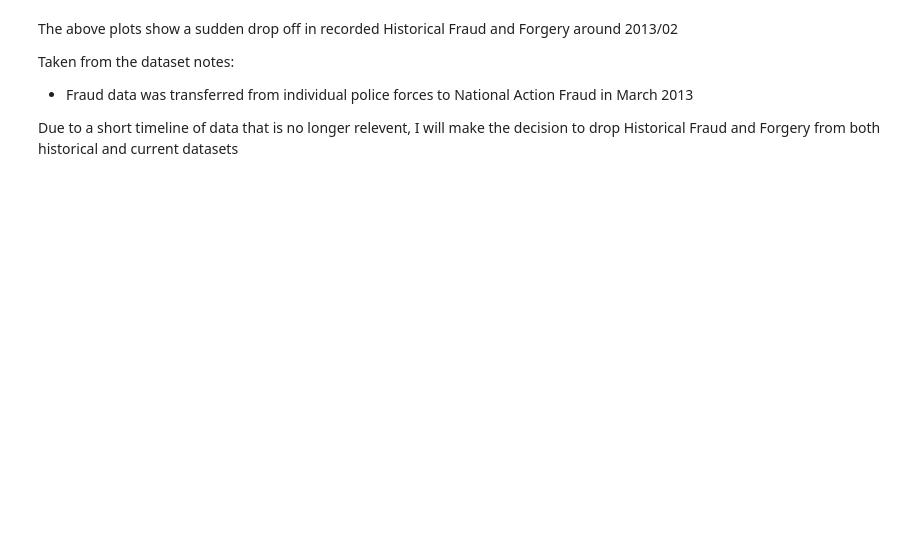
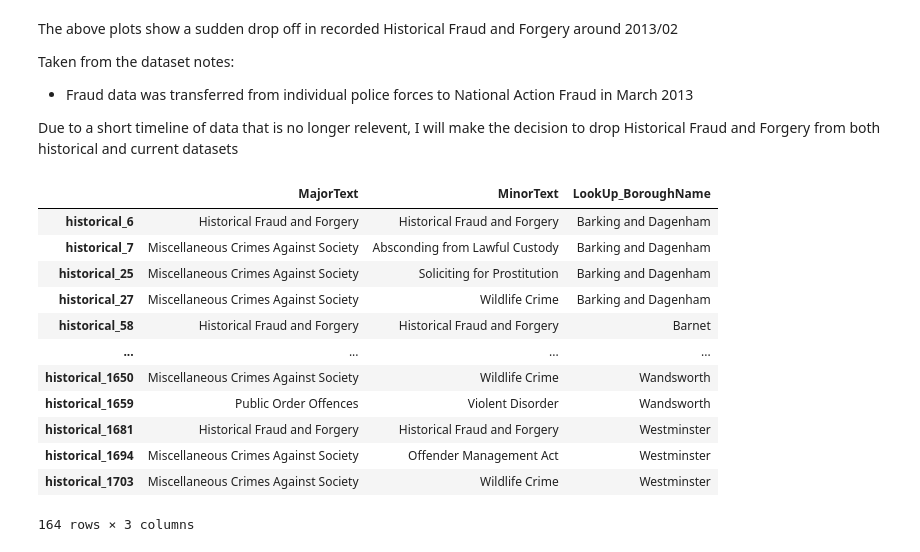
Before and after one commit to JamieW365/londoncrime, a Jupyter notebook: notebooks/exploratory/jw_1.ipynb, the cells around one changed output. Drawn from its saved outputs; the diff is of its cells as text; code cells hidden in the pictures; blank space fills up the shorter version.

```diff
--- a/notebooks/exploratory/jw_1.ipynb
+++ b/notebooks/exploratory/jw_1.ipynb
@@ -272,3 +247,19 @@ Due to a short timeline of data that is no longer relevent, I will make the deci
 # %%
 df_historical.drop(df_historical[df_historical['MinorText']=='Historical Fraud and Forgery'].index, inplace=True)
 df_current.drop(df_historical[df_historical['MinorText']=='Historical Fraud and Forgery'].index, inplace=True)
+# %%
+df_unique.filter(like='historical', axis=0)
+# %% [output]
+|  | MajorText | MinorText | LookUp_BoroughName |
+| historical_6 | Historical Fraud and Forgery | Historical Fraud and Forgery | Barking and Dagenham |
+| historical_7 | Miscellaneous Crimes Against Society | Absconding from Lawful Custody | Barking and Dagenham |
+| historical_25 | Miscellaneous Crimes Against Society | Soliciting for Prostitution | Barking and Dagenham |
+| historical_27 | Miscellaneous Crimes Against Society | Wildlife Crime | Barking and Dagenham |
+| historical_58 | Historical Fraud and Forgery | Historical Fraud and Forgery | Barnet |
+| ... | ... | ... | ... |
+| historical_1650 | Miscellaneous Crimes Against Society | Wildlife Crime | Wandsworth |
+| historical_1659 | Public Order Offences | Violent Disorder | Wandsworth |
+| historical_1681 | Historical Fraud and Forgery | Historical Fraud and Forgery | Westminster |
+| historical_1694 | Miscellaneous Crimes Against Society | Offender Management Act | Westminster |
+| historical_1703 | Miscellaneous Crimes Against Society | Wildlife Crime | Westminster |
+164 rows × 3 columns
```
Also changed, not shown: parts of 9 cells of this notebook.
